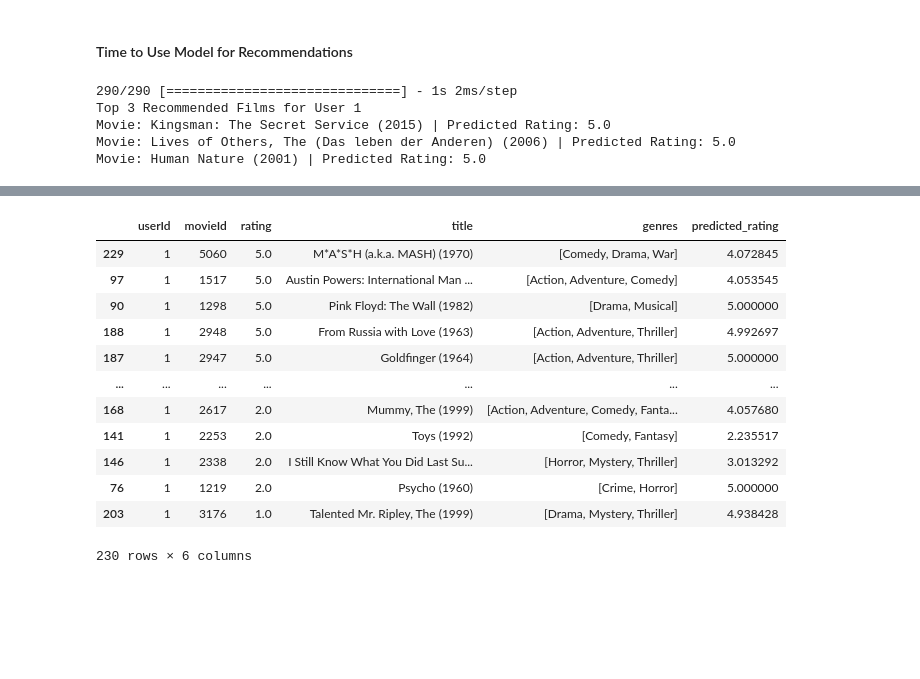
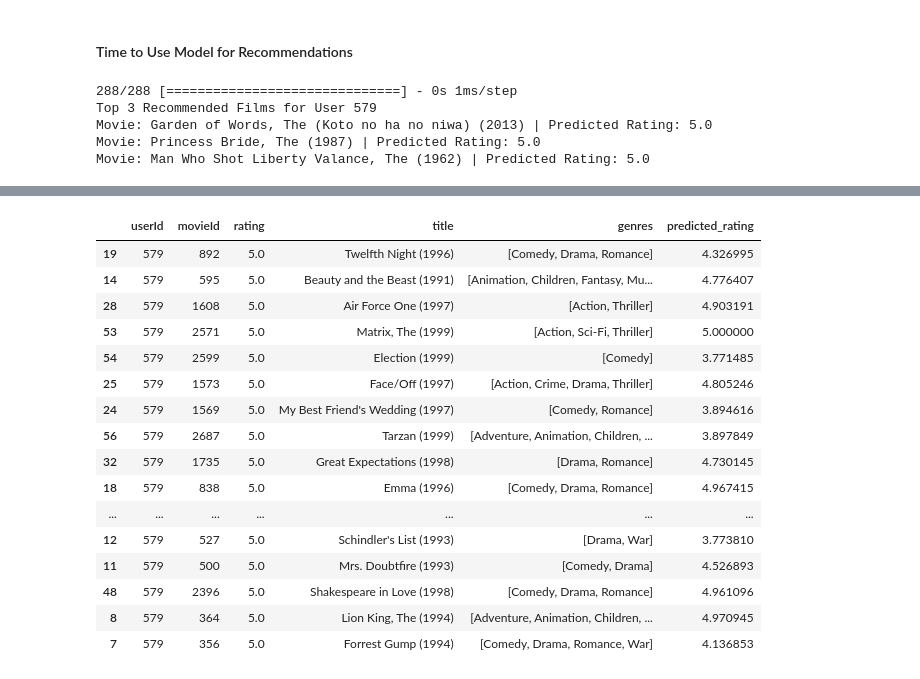
Before and after one commit to jgraham91/final-project, a Jupyter notebook: notebooks/FINAL-PROJECT.ipynb, the cells around one changed output, grey strips where cells are left out. Drawn from its saved outputs; the diff is of its cells as text; code cells hidden in the pictures; blank space fills up the shorter version.

```diff
--- a/notebooks/FINAL-PROJECT.ipynb
+++ b/notebooks/FINAL-PROJECT.ipynb
@@ -18,7 +18,7 @@ movies.head()
 | 4 | 5 | Father of the Bride Part II (1995) | [Comedy] |
 # %%
 # Load the tags dataset
-tags = pd.read_csv('../data/ml-latest/tags_filtered_120.csv')
+tags = pd.read_csv('../data/ml-latest/tags_filtered_200.csv')
 print(tags.shape)
 tags.head()
 # %% [output]
@@ -247,7 +223,7 @@ tag          0
 timestamp    0
 dtype: int64
 # %%
-#remove tags that occur less than 120 times from the tags dataframe
+#remove tags that occur less than 200 times from the tags dataframe
 from collections import Counter
 
 #get values for every tag and count the occurances
@@ -261,8 +237,8 @@ sorted_tags = sorted(tag_counts.items(), key=lambda x: x[1], reverse=True)
 # for tag, count in sorted_tags:
 #     print(tag, count)
 
-# Create a list of tags to remove (occurring less than 120 times)
-no_of_tag_occurances = 120
+# Create a list of tags to remove (occurring less than 200 times)
+no_of_tag_occurances = 200
 tags_to_remove = [tag for tag, count in tag_counts.items() if count < no_of_tag_occurances]
 print(len(tags_to_remove), "tags to be removed from dataframe")
 
@@ -509,8 +459,15 @@ To enable them in other operations, rebuild TensorFlow with the appropriate comp
 # %%
 # hybrid_model.summary()
 # %%
-epochs = 10
-batch_size = 128
+# Define the embedding sizes
+embedding_size = 50
+
+# Create the hybrid model
+hybrid_model = create_hybrid_model(max_user_id, max_movie_id, genre_len, tag_len, embedding_size)
+
+#training inputs
+epochs = 5
+batch_size = 64
 
 # Train the model
 hybrid_model.fit([train_user_ids, train_movie_ids, train_genres, train_tags], train_ratings, epochs = epochs, batch_size=batch_size, shuffle=True, validation_split=0.3)
@@ -571,13 +554,17 @@ RMSE: 0.21817026285188862
 # %% [markdown]
 #### Time to Use Model for Recommendations
 # %%
+#recommend the top "n" most recommended films for the test_user
+n = 3
+test_user = 579
+
 #get all the values of the movie Ids
 movie_ids = movies_features['movieId'].values
 movie_genres = genre_df.values
 movie_tags = tag_df.values
 
-# Choose the user for whom you want to make recommendations
-test_user = 1
+# get a list of movies that user has already seen
+user_seen_movies = movielens_df[movielens_df['userId'] == test_user]['movieId'].values
 
 # Get predictions for all movies for the selected user
 user_predictions = hybrid_model.predict([np.array([test_user] * len(movie_ids)), movie_ids, movie_genres, movie_tags])
@@ -587,26 +574,32 @@ user_predictions = user_predictions * (max_rating - min_rating) + min_rating
 
 # Sort the predictions in descending order
 # Exclude the movies that the user has already seen from the recommendations
-top_movie_indices = user_predictions.argsort(axis=0)[::-1][:3]
+top_movie_indices = user_predictions.argsort(axis=0)[::-1]
 
 #Clip ratings so ratings above 5.0 are 5 star ratings
 user_predictions = np.clip(user_predictions, a_min=None, a_max=5.0)
 
+# Filter out the movies that the user has already seen from the recommendations
+# Limit the recommendations to the top 3 unseen movies
+top_unseen_movie_indices = [index for index in top_movie_indices if movie_ids[index] not in user_seen_movies]
+top_unseen_movie_indices = top_unseen_movie_indices[:n]
+
 # Retrieve the movie IDs of the top 3 movies
-print("Top 3 Recommended Films for User", test_user)
-for index in top_movie_indices:
+print(f"Top {n} Recommended Films for User", test_user)
+for index in top_unseen_movie_indices:
     movie_title = movies.loc[index, 'title'].values
     rating = user_predictions[index]
     print("Movie:", movie_title[0], "| Predicted Rating:", rating[0][0])
 # %% [output]
-290/290 [==============================] - 1s 2ms/step
-Top 3 Recommended Films for User 1
-Movie: Kingsman: The Secret Service (2015) | Predicted Rating: 5.0
-Movie: Lives of Others, The (Das leben der Anderen) (2006) | Predicted Rating: 5.0
-Movie: Human Nature (2001) | Predicted Rating: 5.0
+288/288 [==============================] - 0s 1ms/step
+Top 3 Recommended Films for User 579
+Movie: Garden of Words, The (Koto no ha no niwa) (2013) | Predicted Rating: 5.0
+Movie: Princess Bride, The (1987) | Predicted Rating: 5.0
+Movie: Man Who Shot Liberty Valance, The (1962) | Predicted Rating: 5.0
 # %%
+#create a data frame of all the films the user has rated and append a column with the predicted rating from the model
 # Choose the user for whom you want to make recommendations
-test_user = 1
+test_user=579
 
 #create user_ratings dataframe
 user_ratings = movielens_df[movielens_df['userId'] == test_user][['userId', 'movieId', 'rating']]
@@ -630,5 +623,5 @@ user_predictions = np.clip(user_predictions, a_min=0, a_max=5.0)
 
 #add a column for predicted rating to the data frame
 user_ratings['predicted_rating'] = user_predictions
-user_ratings.sort_values(by='rating',ascending=False)
+user_ratings.sort_values(by='rating',ascending=False).head(20)
 # %% [output]
@@ -636,13 +629,17 @@ user_ratings.sort_values(by='rating',ascending=False)
 |  | userId | movieId | rating | title | genres | predicted_rating |
-| 229 | 1 | 5060 | 5.0 | M*A*S*H (a.k.a. MASH) (1970) | [Comedy, Drama, War] | 4.072845 |
-| 97 | 1 | 1517 | 5.0 | Austin Powers: International Man ... | [Action, Adventure, Comedy] | 4.053545 |
-| 90 | 1 | 1298 | 5.0 | Pink Floyd: The Wall (1982) | [Drama, Musical] | 5.000000 |
-| 188 | 1 | 2948 | 5.0 | From Russia with Love (1963) | [Action, Adventure, Thriller] | 4.992697 |
-| 187 | 1 | 2947 | 5.0 | Goldfinger (1964) | [Action, Adventure, Thriller] | 5.000000 |
+| 19 | 579 | 892 | 5.0 | Twelfth Night (1996) | [Comedy, Drama, Romance] | 4.326995 |
+| 14 | 579 | 595 | 5.0 | Beauty and the Beast (1991) | [Animation, Children, Fantasy, Mu... | 4.776407 |
+| 28 | 579 | 1608 | 5.0 | Air Force One (1997) | [Action, Thriller] | 4.903191 |
+| 53 | 579 | 2571 | 5.0 | Matrix, The (1999) | [Action, Sci-Fi, Thriller] | 5.000000 |
+| 54 | 579 | 2599 | 5.0 | Election (1999) | [Comedy] | 3.771485 |
+| 25 | 579 | 1573 | 5.0 | Face/Off (1997) | [Action, Crime, Drama, Thriller] | 4.805246 |
+| 24 | 579 | 1569 | 5.0 | My Best Friend's Wedding (1997) | [Comedy, Romance] | 3.894616 |
+| 56 | 579 | 2687 | 5.0 | Tarzan (1999) | [Adventure, Animation, Children, ... | 3.897849 |
+| 32 | 579 | 1735 | 5.0 | Great Expectations (1998) | [Drama, Romance] | 4.730145 |
+| 18 | 579 | 838 | 5.0 | Emma (1996) | [Comedy, Drama, Romance] | 4.967415 |
 | ... | ... | ... | ... | ... | ... | ... |
-| 168 | 1 | 2617 | 2.0 | Mummy, The (1999) | [Action, Adventure, Comedy, Fanta... | 4.057680 |
-| 141 | 1 | 2253 | 2.0 | Toys (1992) | [Comedy, Fantasy] | 2.235517 |
-| 146 | 1 | 2338 | 2.0 | I Still Know What You Did Last Su... | [Horror, Mystery, Thriller] | 3.013292 |
-| 76 | 1 | 1219 | 2.0 | Psycho (1960) | [Crime, Horror] | 5.000000 |
-| 203 | 1 | 3176 | 1.0 | Talented Mr. Ripley, The (1999) | [Drama, Mystery, Thriller] | 4.938428 |
+| 12 | 579 | 527 | 5.0 | Schindler's List (1993) | [Drama, War] | 3.773810 |
+| 11 | 579 | 500 | 5.0 | Mrs. Doubtfire (1993) | [Comedy, Drama] | 4.526893 |
+| 48 | 579 | 2396 | 5.0 | Shakespeare in Love (1998) | [Comedy, Drama, Romance] | 4.961096 |
+| 8 | 579 | 364 | 5.0 | Lion King, The (1994) | [Adventure, Animation, Children, ... | 4.970945 |
+| 7 | 579 | 356 | 5.0 | Forrest Gump (1994) | [Comedy, Drama, Romance, War] | 4.136853 |
-230 rows × 6 columns
```
Also changed, not shown: parts of 31 cells of this notebook.
